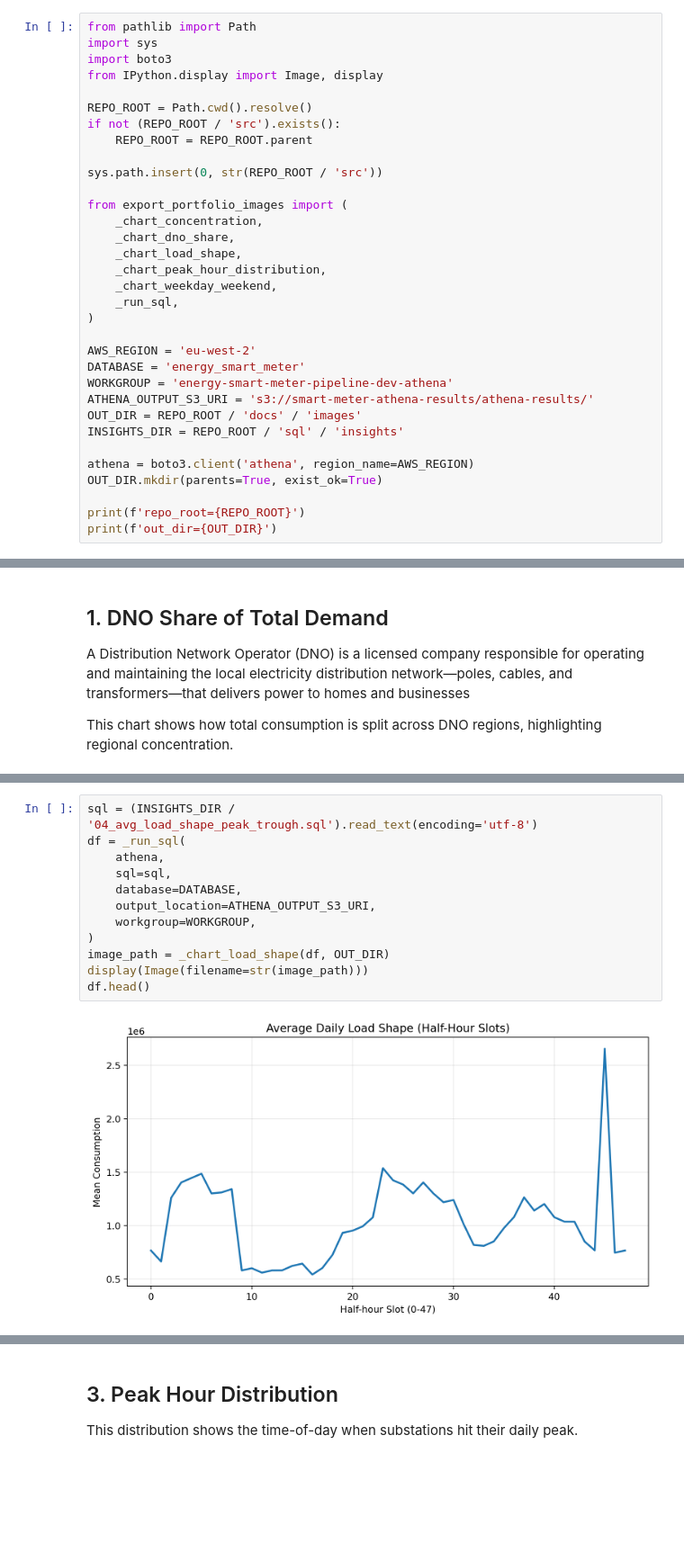
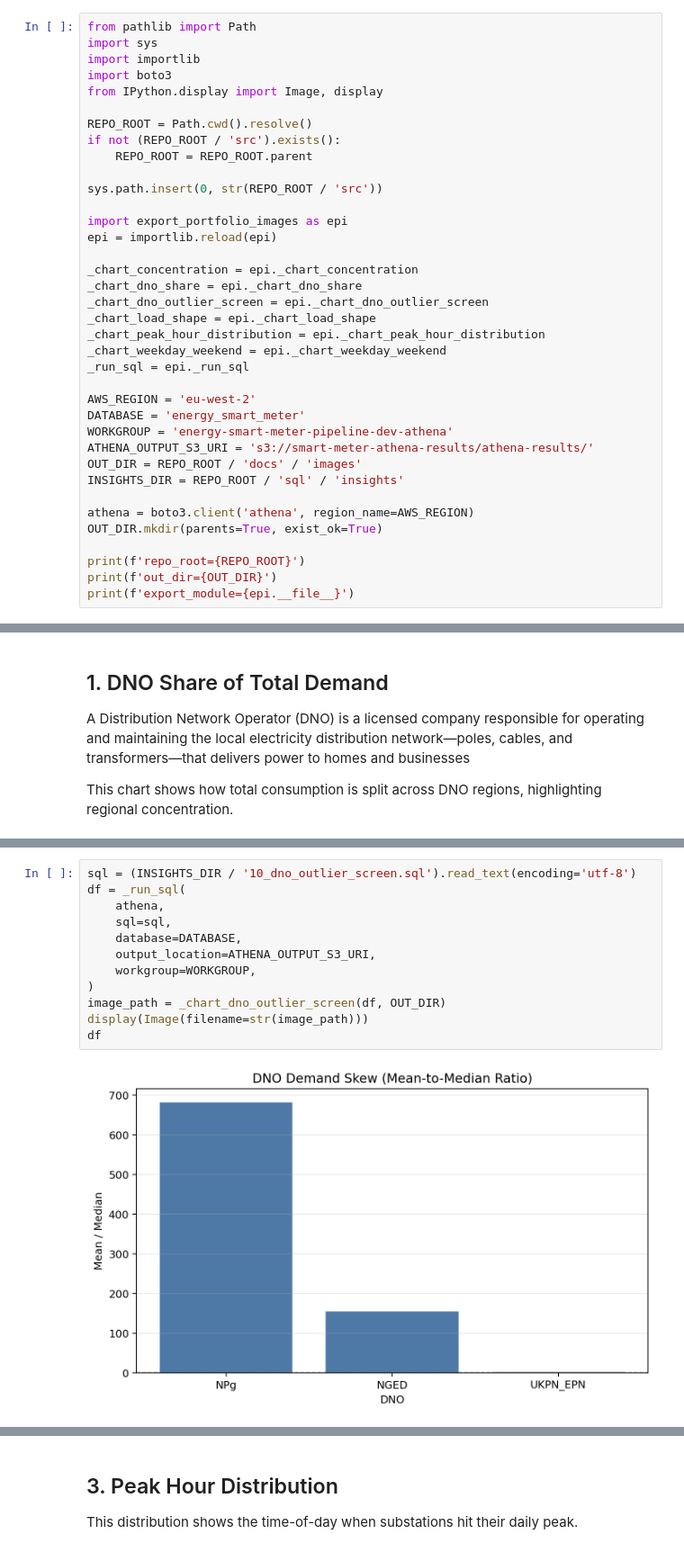
Before and after one commit to butlerwill1/uk-smart-meter-data, a Jupyter notebook: eda/portfolio_insights.ipynb, the cells around one changed output, grey strips where cells are left out. Shown at 90% size. Cells and saved outputs as stored; diff of their text form; blank space fills up the shorter version.

```diff
--- a/eda/portfolio_insights.ipynb
+++ b/eda/portfolio_insights.ipynb
@@ -5,6 +5,7 @@ This notebook runs curated Athena analysis queries and passes each result to cha
 # %%
 from pathlib import Path
 import sys
+import importlib
 import boto3
 from IPython.display import Image, display
 
@@ -14,14 +15,16 @@ if not (REPO_ROOT / 'src').exists():
 
 sys.path.insert(0, str(REPO_ROOT / 'src'))
 
-from export_portfolio_images import (
-    _chart_concentration,
-    _chart_dno_share,
-    _chart_load_shape,
-    _chart_peak_hour_distribution,
-    _chart_weekday_weekend,
-    _run_sql,
-)
+import export_portfolio_images as epi
+epi = importlib.reload(epi)
+
+_chart_concentration = epi._chart_concentration
+_chart_dno_share = epi._chart_dno_share
+_chart_dno_outlier_screen = epi._chart_dno_outlier_screen
+_chart_load_shape = epi._chart_load_shape
+_chart_peak_hour_distribution = epi._chart_peak_hour_distribution
+_chart_weekday_weekend = epi._chart_weekday_weekend
+_run_sql = epi._run_sql
 
 AWS_REGION = 'eu-west-2'
 DATABASE = 'energy_smart_meter'
@@ -35,6 +38,7 @@ OUT_DIR.mkdir(parents=True, exist_ok=True)
 
 print(f'repo_root={REPO_ROOT}')
 print(f'out_dir={OUT_DIR}')
+print(f'export_module={epi.__file__}')
 # %% [output]
 repo_root=/Users/wbutler/Documents/Github/uk-smart-meter-data
 out_dir=/Users/wbutler/Documents/Github/uk-smart-meter-data/docs/images
@@ -69,14 +75,14 @@ This curve shows mean demand by half-hour slot across the available period.
 # %%
-sql = (INSIGHTS_DIR / '04_avg_load_shape_peak_trough.sql').read_text(encoding='utf-8')
+sql = (INSIGHTS_DIR / '10_dno_outlier_screen.sql').read_text(encoding='utf-8')
 df = _run_sql(
     athena,
     sql=sql,
     database=DATABASE,
     output_location=ATHENA_OUTPUT_S3_URI,
     workgroup=WORKGROUP,
 )
-image_path = _chart_load_shape(df, OUT_DIR)
+image_path = _chart_dno_outlier_screen(df, OUT_DIR)
 display(Image(filename=str(image_path)))
-df.head()
+df
 # %% [output]
-[figure, old version]
+[figure, new version]
```
Also changed, not shown: parts of 4 cells of this notebook, 15 other files.
